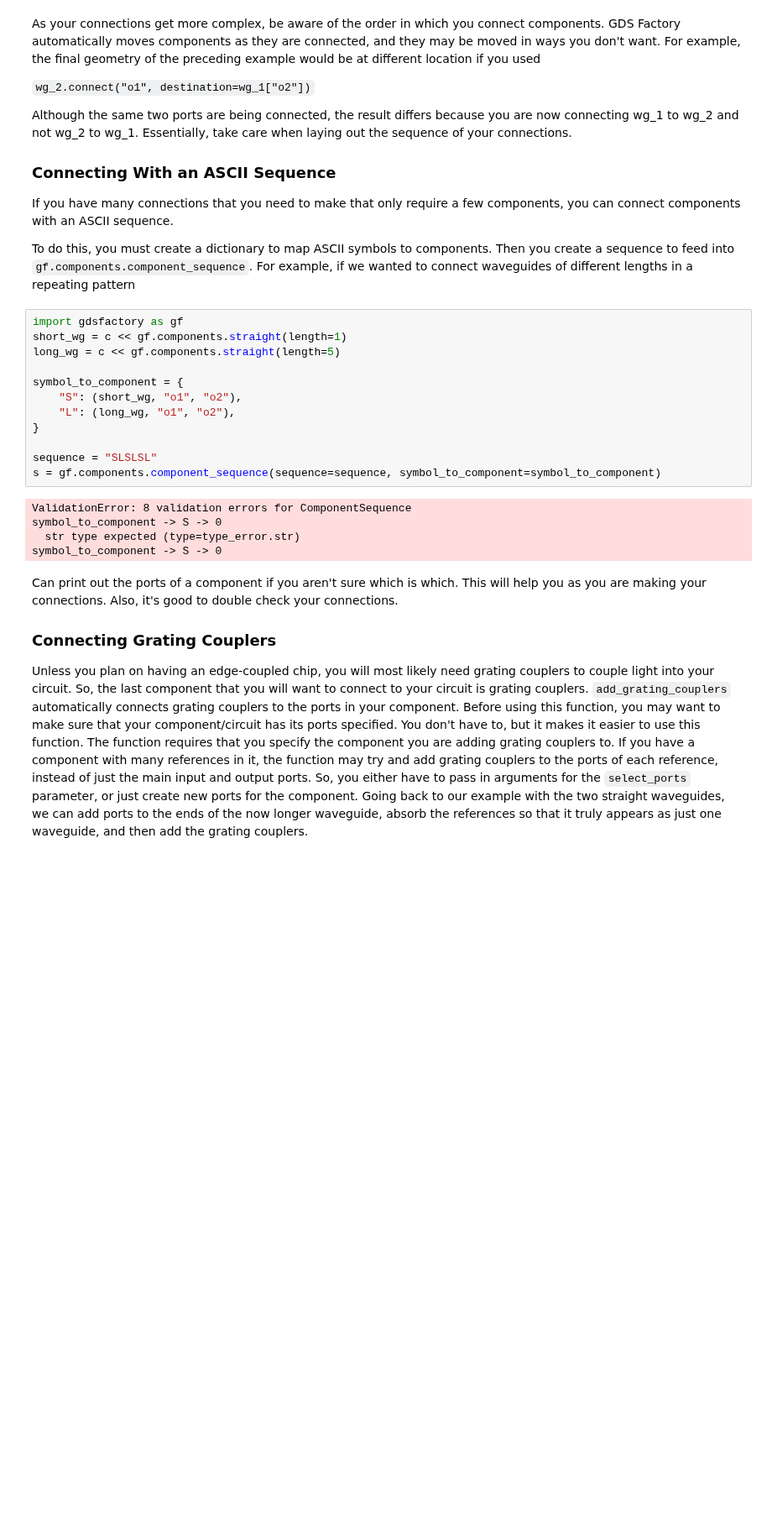
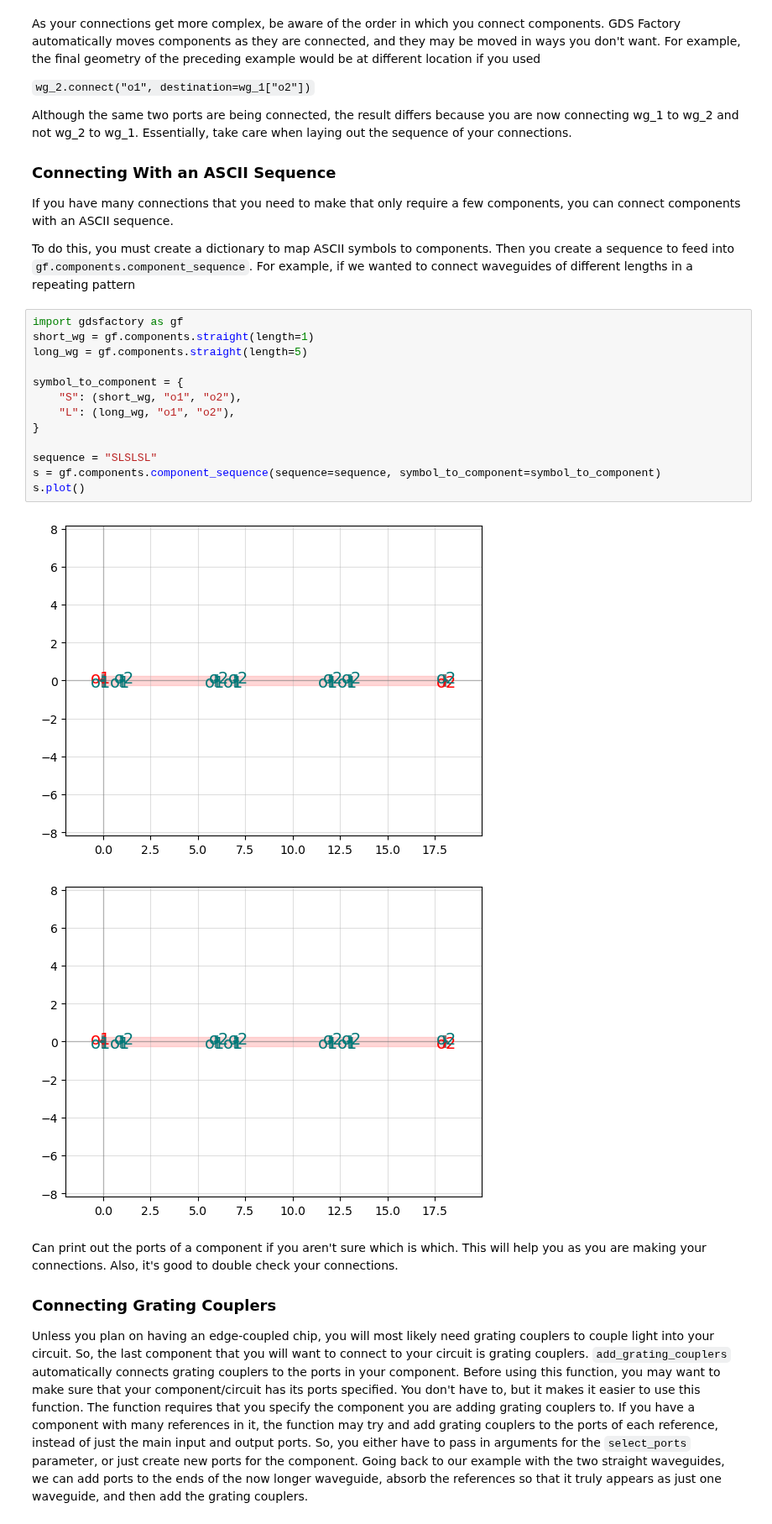
Before and after one commit to BYUCamachoLab/Photonics-Bootcamp, a Jupyter notebook: book/pages/components.ipynb, the cells around one changed output. Shown at 84% size. Drawn from its saved outputs; the diff is of its cells as text; blank space fills up the shorter version.

````diff
--- a/book/pages/components.ipynb
+++ b/book/pages/components.ipynb
@@ -174,21 +174,20 @@ If you have many connections that you need to make that only require a few compo
 To do this, you must create a dictionary to map ASCII symbols to components. Then you create a sequence to feed into ```gf.components.component_sequence```. For example, if we wanted to connect waveguides of different lengths in a repeating pattern
 # %%
 import gdsfactory as gf
-short_wg = c << gf.components.straight(length=1)
-long_wg = c << gf.components.straight(length=5)
+short_wg = gf.components.straight(length=1)
+long_wg = gf.components.straight(length=5)
 
 symbol_to_component = {
     "S": (short_wg, "o1", "o2"),
     "L": (long_wg, "o1", "o2"),
 }
 
 sequence = "SLSLSL"
 s = gf.components.component_sequence(sequence=sequence, symbol_to_component=symbol_to_component)
+s.plot()
 # %% [output]
-ValidationError: 8 validation errors for ComponentSequence
-symbol_to_component -> S -> 0
-  str type expected (type=type_error.str)
-symbol_to_component -> S -> 0
+[figure, added]
+[figure, added]
 # %% [markdown]
 Can print out the ports of a component if you aren't sure which is which. This will help you as you are making your connections. Also, it's good to double check your connections.
 
````
Also changed, not shown: parts of 1 cell of this notebook.
